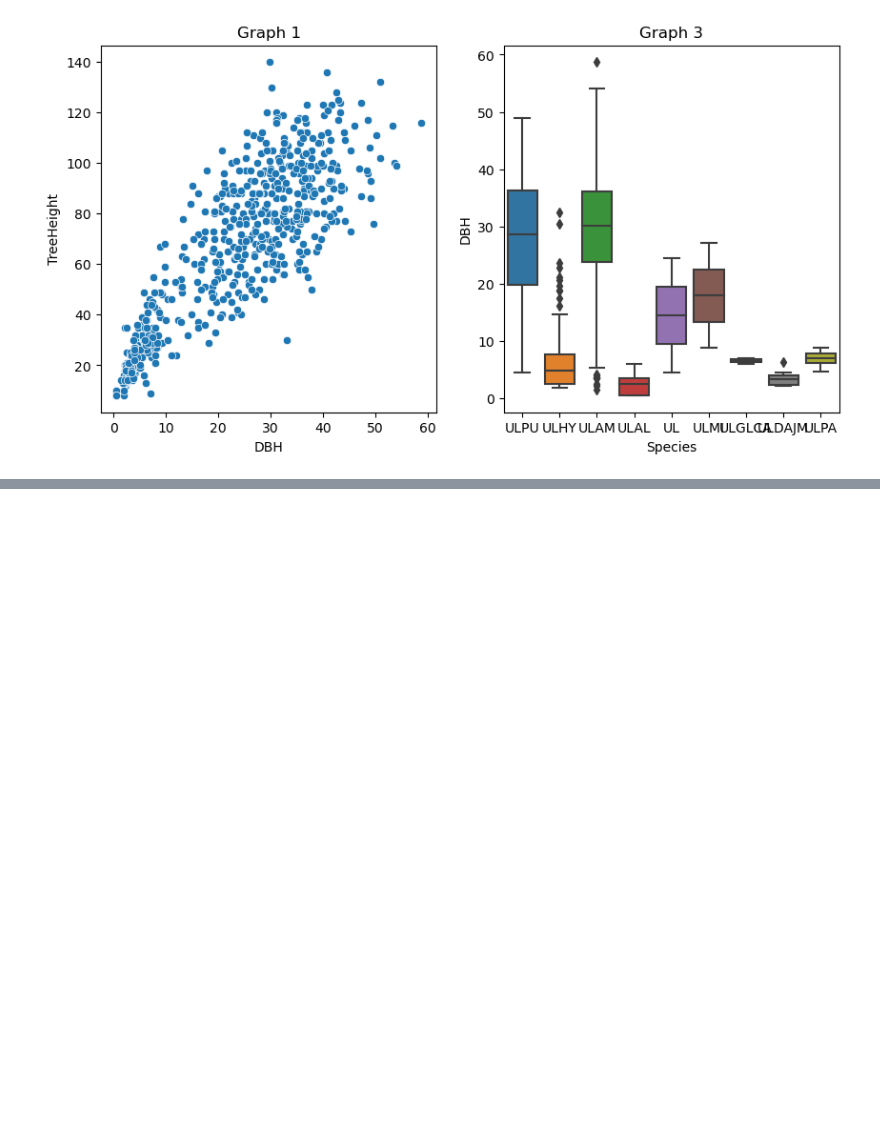
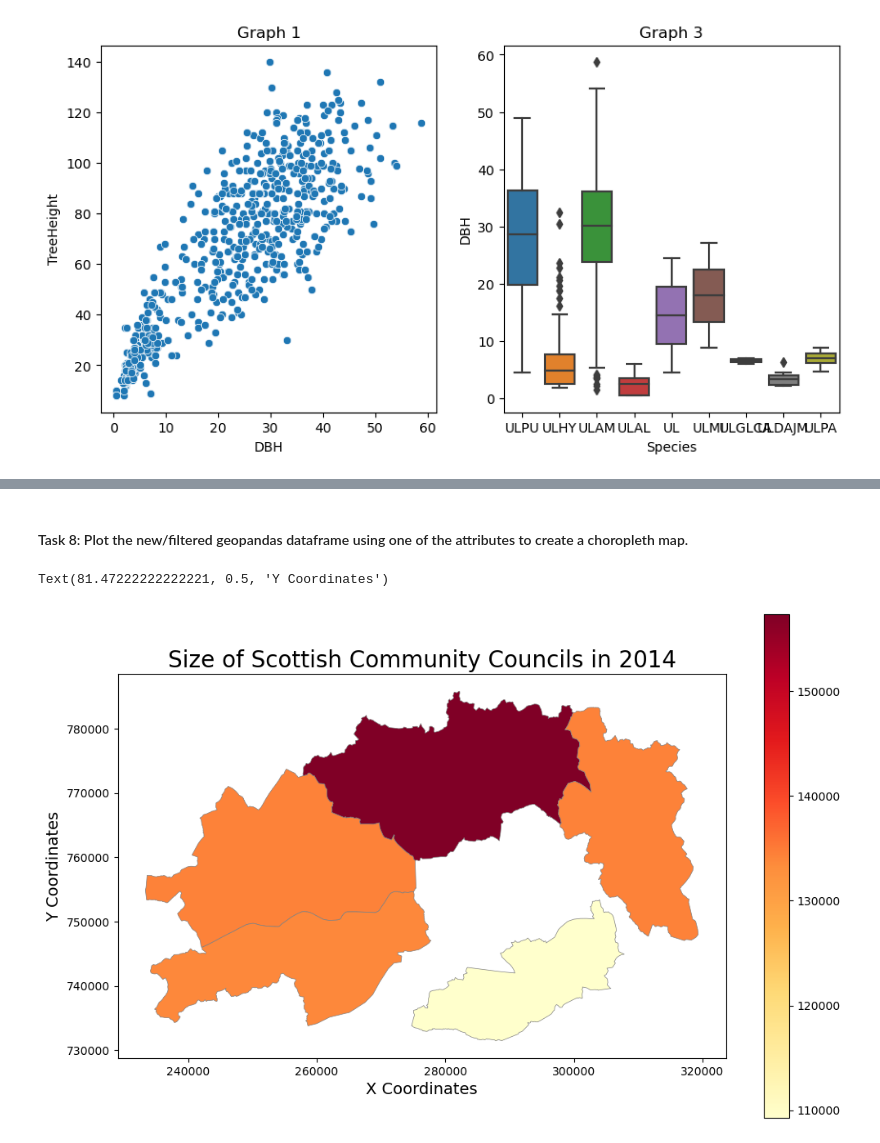
Before and after one commit to SeanH0122/PY4SA23_Assignment, a Jupyter notebook: Assignment No 2 - Sean Healy.ipynb, the cells around one changed output, grey strips where cells are left out. Drawn from its saved outputs; the diff is of its cells as text; code cells hidden in the pictures; blank space fills up the shorter version.

```diff
--- a/Assignment No 2 - Sean Healy.ipynb
+++ b/Assignment No 2 - Sean Healy.ipynb
@@ -242,0 +325,4 @@ pyplot.show()
+# %%
+#Dataframe that only shows councils that have a Shape length greater than 100000
+numerical_subset = community_councils.query("Shape__Len > 100000")
+numerical_subset
@@ -242,0 +336,11 @@ pyplot.show()
+# %% [markdown]
+#### Task 8: Plot the new/filtered geopandas dataframe using one of the attributes to create a choropleth map.
+# %%
+fig, ax = pyplot.subplots(figsize=(12,8))
+numerical_subset.plot(column='Shape__Len', cmap='YlOrRd', linewidth=0.5, edgecolor='0.5', legend=True, ax=ax)
+ax.set_title('Size of Scottish Community Councils in 2014', fontdict={'fontsize': '20', 'fontweight' : '3'})
+ax.set_xlabel('X Coordinates', fontdict={'fontsize': '14'})
+ax.set_ylabel('Y Coordinates', fontdict={'fontsize': '14'})
+# %% [output]
+Text(81.47222222222221, 0.5, 'Y Coordinates')
+[figure, added]
```
Also changed, not shown: parts of 20 cells of this notebook, 7 other files.
